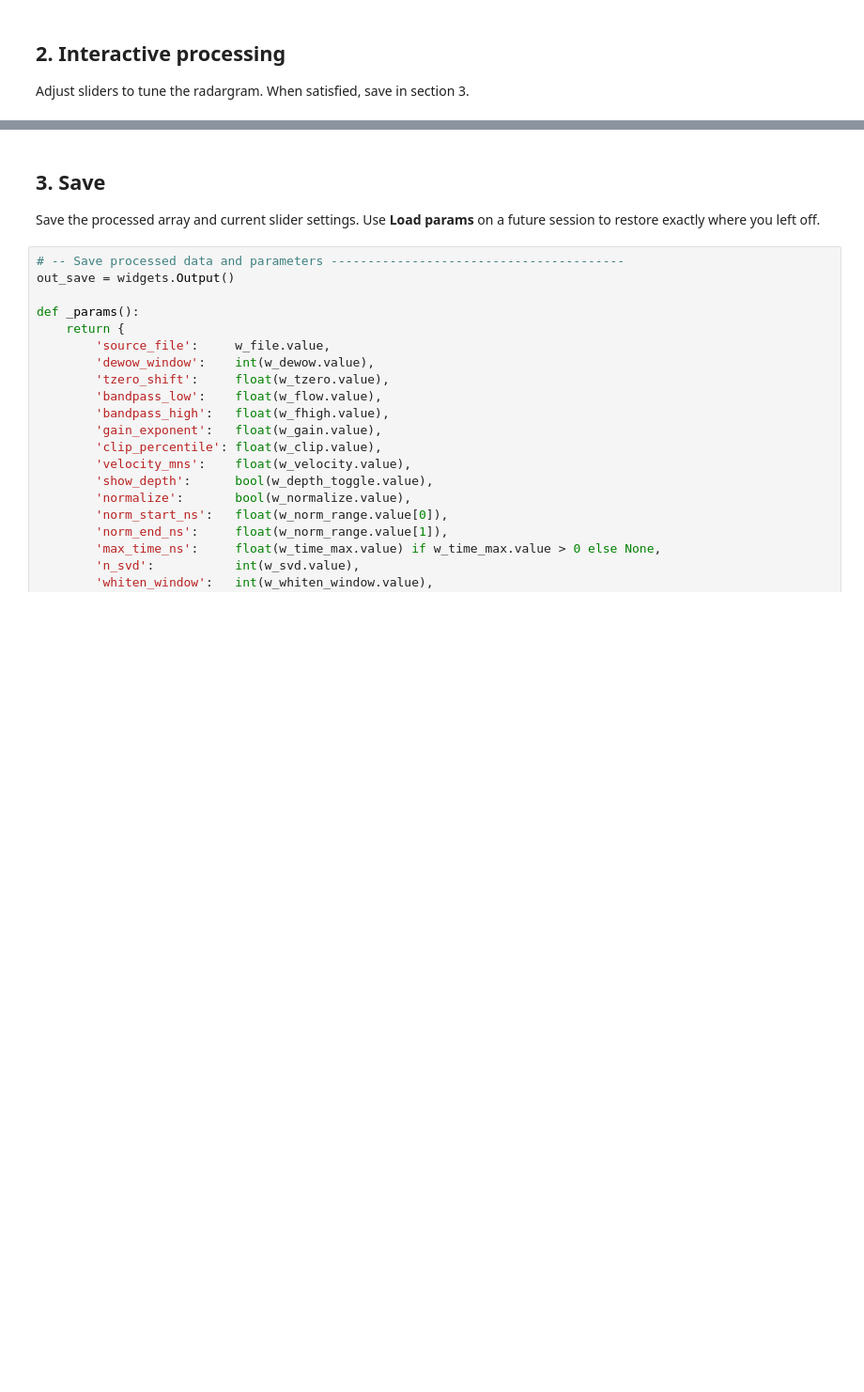
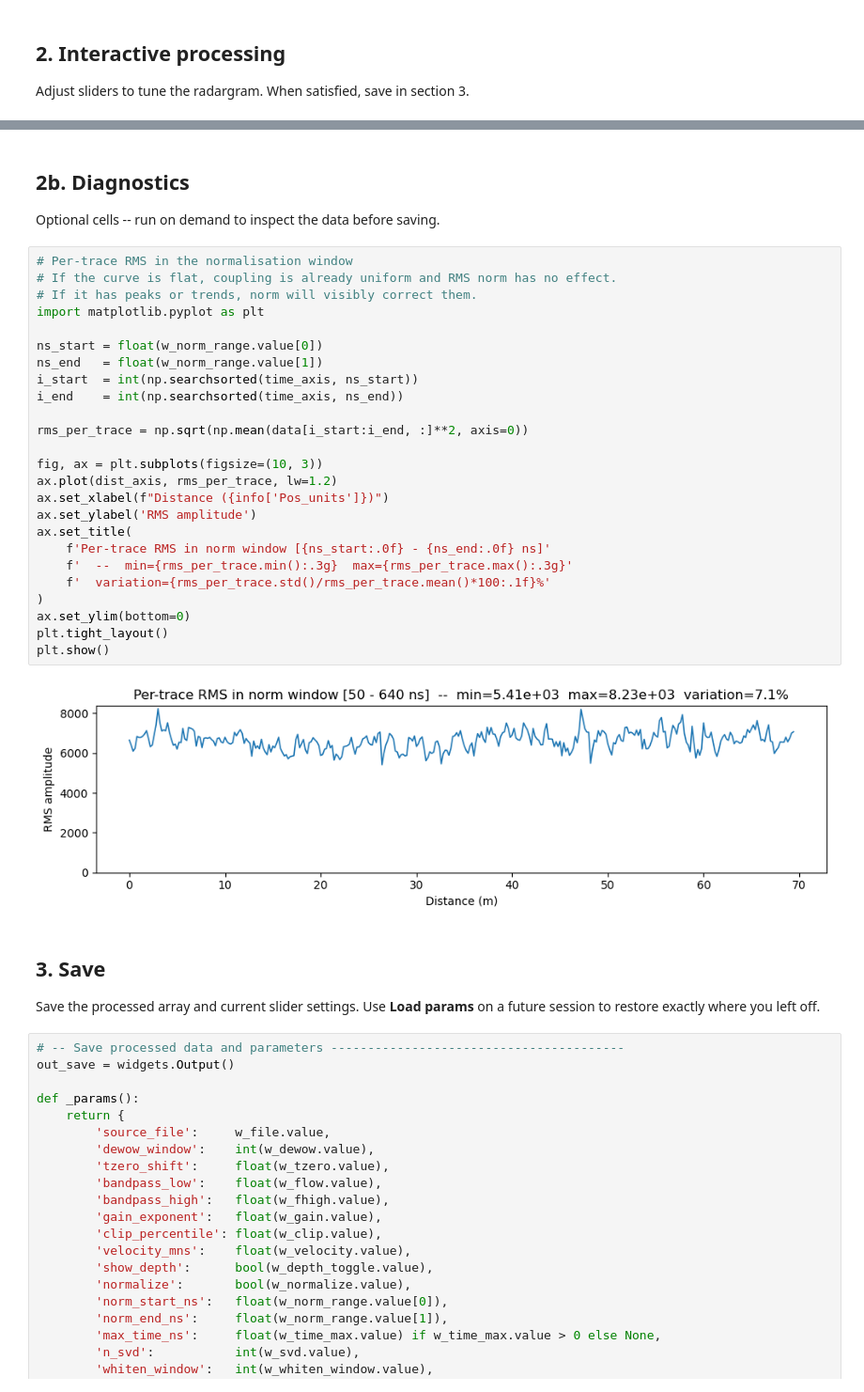
Before and after one commit to jjveenhof/LunarLeaperLanzarote, a Jupyter notebook: GPR/GPRProcessing.ipynb, the cells around one changed output, grey strips where cells are left out. Shown at 94% size. Saved outputs shown, nothing was run; the diff lists cells and outputs as text; blank space fills up the shorter version.

Commit message:
Added a testing script and a diagnostic cell in the notebook to test whether normalization was working properly

```diff
--- a/GPR/GPRProcessing.ipynb
+++ b/GPR/GPRProcessing.ipynb
@@ -482,6 +482,36 @@ on_change(None)
 # %% [output]
 VBox(children=(HBox(children=(VBox(children=(HTML(value='<b>Pre-processing</b>'), HBox(children=(Checkbox(valu…
 [interactive output not drawn]
+# %% [markdown]
+## 2b. Diagnostics
+Optional cells -- run on demand to inspect the data before saving.
+# %%
+# Per-trace RMS in the normalisation window
+# If the curve is flat, coupling is already uniform and RMS norm has no effect.
+# If it has peaks or trends, norm will visibly correct them.
+import matplotlib.pyplot as plt
+
+ns_start = float(w_norm_range.value[0])
+ns_end   = float(w_norm_range.value[1])
+i_start  = int(np.searchsorted(time_axis, ns_start))
+i_end    = int(np.searchsorted(time_axis, ns_end))
+
+rms_per_trace = np.sqrt(np.mean(data[i_start:i_end, :]**2, axis=0))
+
+fig, ax = plt.subplots(figsize=(10, 3))
+ax.plot(dist_axis, rms_per_trace, lw=1.2)
+ax.set_xlabel(f"Distance ({info['Pos_units']})")
+ax.set_ylabel('RMS amplitude')
+ax.set_title(
+    f'Per-trace RMS in norm window [{ns_start:.0f} - {ns_end:.0f} ns]'
+    f'  --  min={rms_per_trace.min():.3g}  max={rms_per_trace.max():.3g}'
+    f'  variation={rms_per_trace.std()/rms_per_trace.mean()*100:.1f}%'
+)
+ax.set_ylim(bottom=0)
+plt.tight_layout()
+plt.show()
+# %% [output]
+[figure, added]
 # %% [markdown]
 ## 3. Save
 Save the processed array and current slider settings. Use **Load params** on a future session to restore exactly where you left off.
```
Also changed, not shown: 1 other file.
